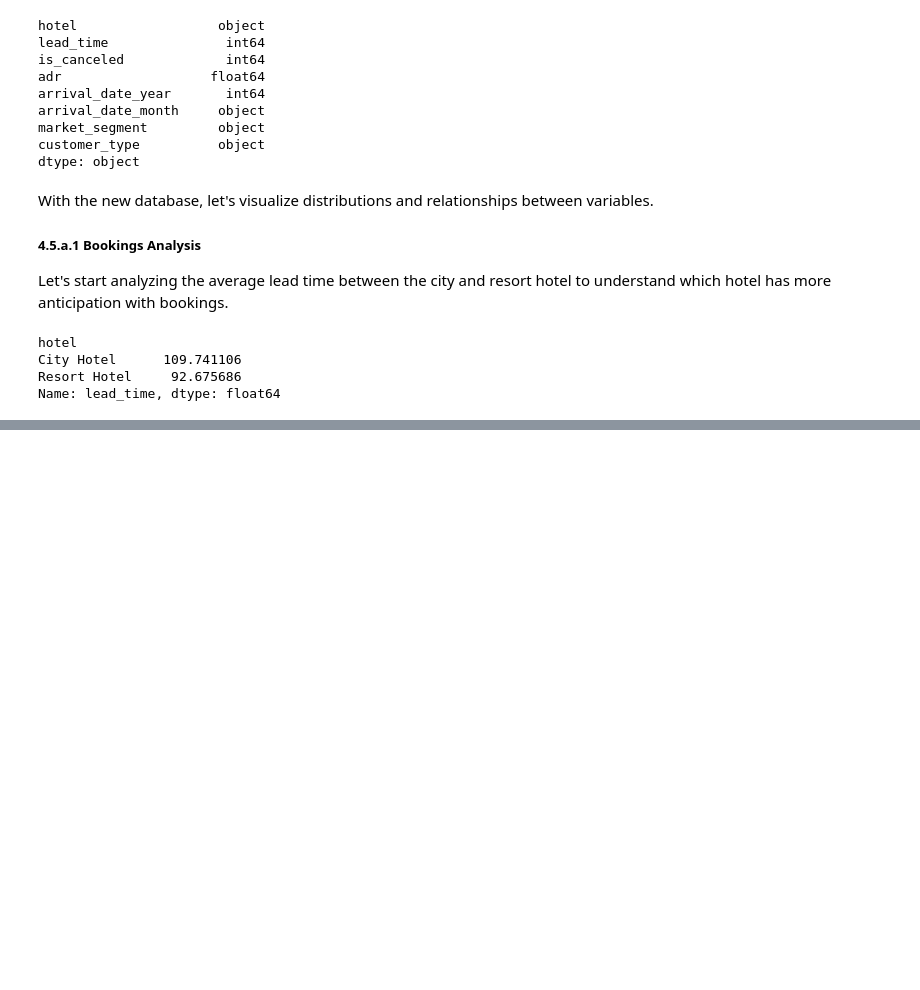
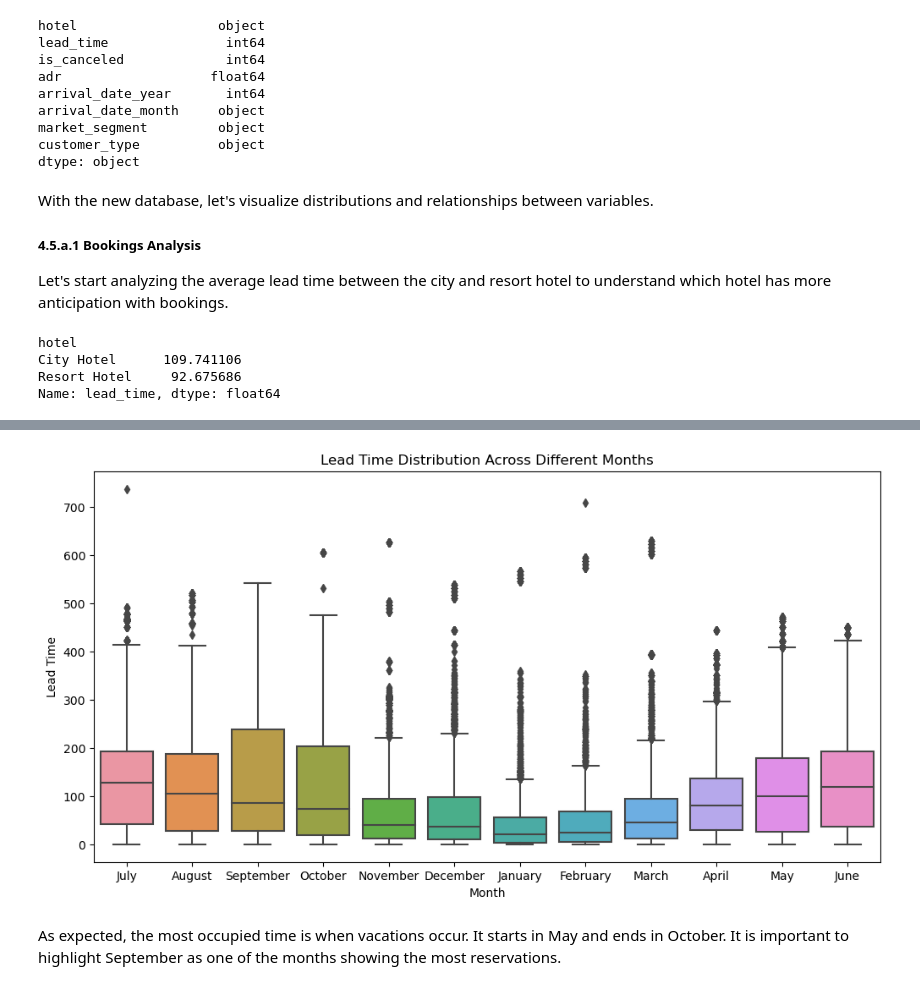
Before and after one commit to nachogalasso/da_python, a Jupyter notebook: hotel_bookings/hb_analysis.ipynb, the cells around one changed output, grey strips where cells are left out. Cells and saved outputs as stored; diff of their text form; code cells hidden in the pictures; blank space fills up the shorter version.

Commit message:
boxplot analysis

```diff
--- a/hotel_bookings/hb_analysis.ipynb
+++ b/hotel_bookings/hb_analysis.ipynb
@@ -659,0 +676,15 @@ Correlation between lead time and cancellation rate: 0.29317738436434493
+# %%
+# Creating the visualization with the correlation between 'lead_time' and 'arrival_date_month'
+# Size of the histogram
+plt.figure(figsize=(12, 6))
+
+# Histogram
+sns.boxplot(x='arrival_date_month', y='lead_time', data=df_book_lt)
+plt.title('Lead Time Distribution Across Different Months')
+plt.xlabel('Month')
+plt.ylabel('Lead Time')
+plt.show()
+# %% [output]
+[figure, added]
+# %% [markdown]
+<p>As expected, the most occupied time is when vacations occur. It starts in May and ends in October. It is important to highlight September as one of the months showing the most reservations.</p>
```
Also changed, not shown: parts of 5 cells of this notebook.
